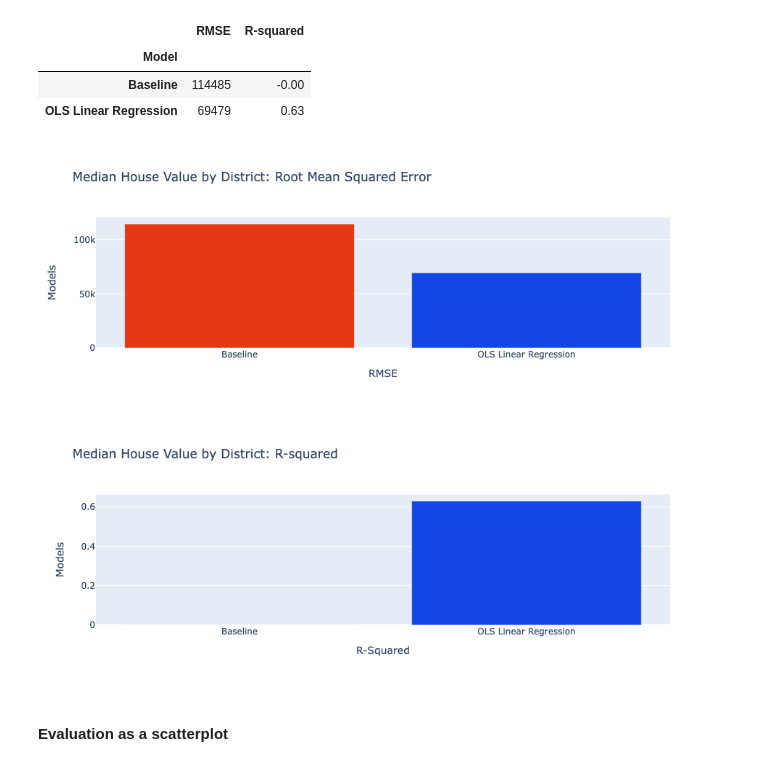
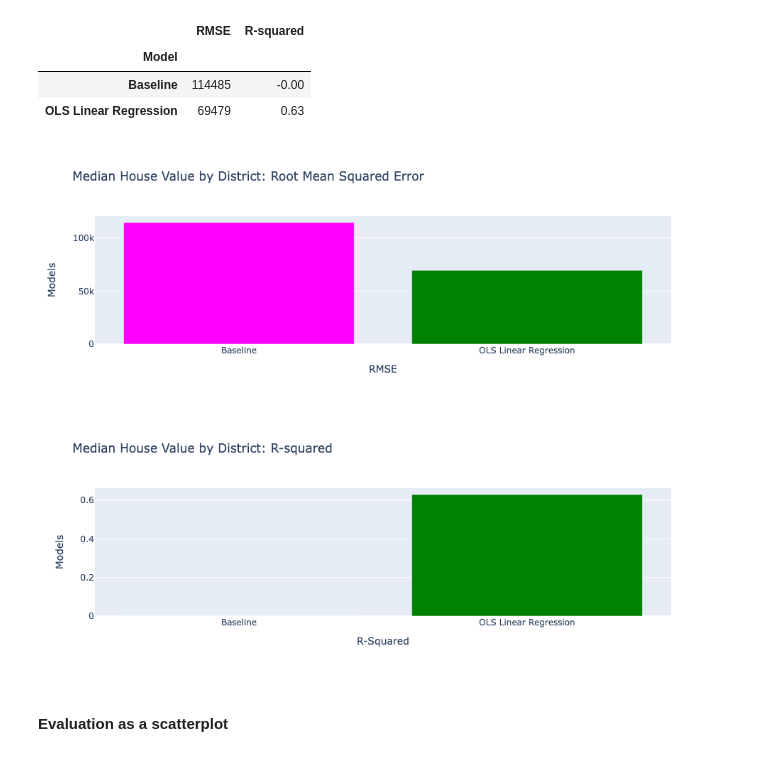
Before and after one commit to tanvithakur94/502-california-housing-regression, a Jupyter notebook: analysis/california-housing-simplified.ipynb, the cells around one changed output. Cells and saved outputs as stored; diff of their text form; code cells hidden in the pictures.

```diff
--- a/analysis/california-housing-simplified.ipynb
+++ b/analysis/california-housing-simplified.ipynb
@@ -617,20 +612,20 @@ evaluation_df
 # %%
 # Bar chart with plotly: RMSE
 import plotly.graph_objects as go
-trace = go.Bar(x=list(evaluation_df.index), y=evaluation_df['RMSE'], marker=dict(color=['#E53712', '#1247E5']))
+trace = go.Bar(x=list(evaluation_df.index), y=evaluation_df['RMSE'], marker=dict(color=['magenta', 'green']))
 layout = go.Layout(title = 'Median House Value by District: Root Mean Squared Error', # Graph title
     yaxis = dict(title = 'Models'), # x-axis label
     xaxis = dict(title = 'RMSE'), # y-axis label
                   )
 
 fig = go.Figure(data = [trace], layout=layout)
 fig
 # %% [output]
-[figure, old version]
+[figure, new version]
 # %%
 # Bar chart with plotly: RMSE
 import plotly.graph_objects as go
-trace = go.Bar(x=list(evaluation_df.index), y=evaluation_df['R-squared'], marker=dict(color=['#E53712', '#1247E5']))
+trace = go.Bar(x=list(evaluation_df.index), y=evaluation_df['R-squared'], marker=dict(color=['magenta', 'green']))
 layout = go.Layout(title = 'Median House Value by District: R-squared', # Graph title
     yaxis = dict(title = 'Models'), # x-axis label
     xaxis = dict(title = 'R-Squared'), # y-axis label
@@ -639,7 +634,7 @@ layout = go.Layout(title = 'Median House Value by District: R-squared', # Graph
 fig = go.Figure(data = [trace], layout=layout)
 fig
 # %% [output]
-[figure, old version]
+[figure, new version]
 # %% [markdown]
 #### Evaluation as a scatterplot
 # %%
```
Also changed, not shown: parts of 10 cells of this notebook, 4 other files.
